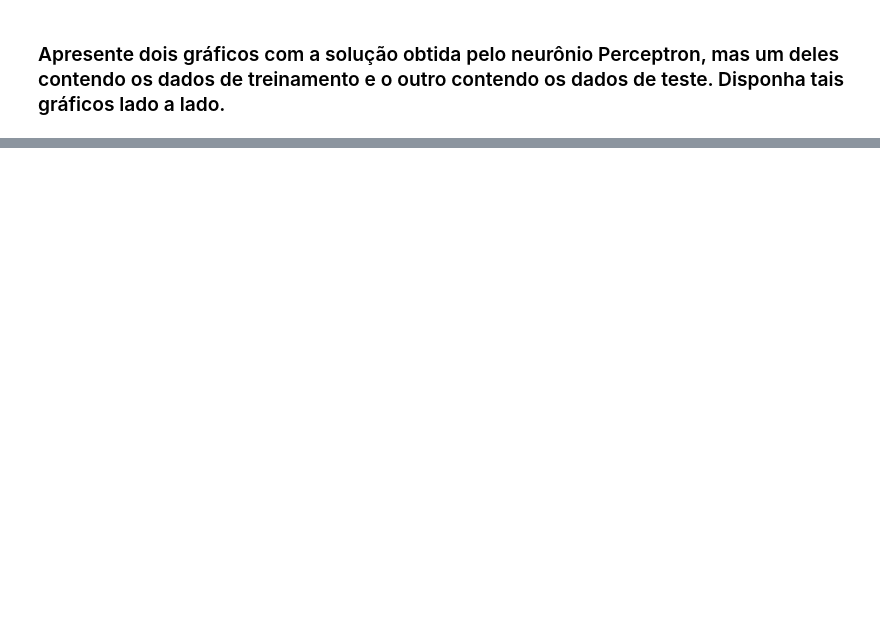
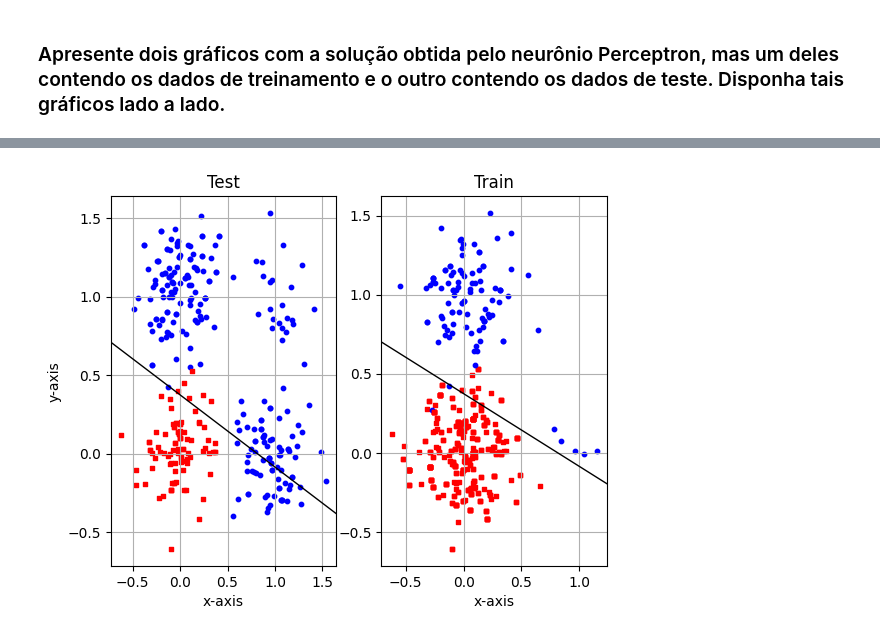
Before and after one commit to Glomyer/rna-2022.2-aa2.1, a Jupyter notebook: parte3.ipynb, the cells around one changed output, grey strips where cells are left out. Drawn from its saved outputs; the diff is of its cells as text; code cells hidden in the pictures; blank space fills up the shorter version.

```diff
--- a/parte3.ipynb
+++ b/parte3.ipynb
@@ -13,4 +13,4 @@ from parte1 import teachPerceptronByEpoch, getPredictedVector, getInputVectorGro
 # %% [markdown]
 ### Todas as equipes devem considerar o arquivo dataHoldout.txt e apresentar um gráfico inicial que evidencie que este problema não é linearmente separável.
 # %%
-dfHoldout = np.fromfile('data/dataHoldout.txt').reshape(-1, 3)
+holdout = np.fromfile('data/dataHoldout.txt').reshape(-1, 3)
@@ -109,0 +154,5 @@ accuracy = round(accuracy_score(y_test, predictedOutputVector) * 100, 2)
+# %%
+plot(data_train, neuron.getOutputVector(data_train), weightsVector, 2, "Train")
+plot(data_test, neuron.getOutputVector(data_test), weightsVector, 1, "Test")
+# %% [output]
+[figure, added]
```
Also changed, not shown: parts of 20 cells of this notebook, 1 other file.
